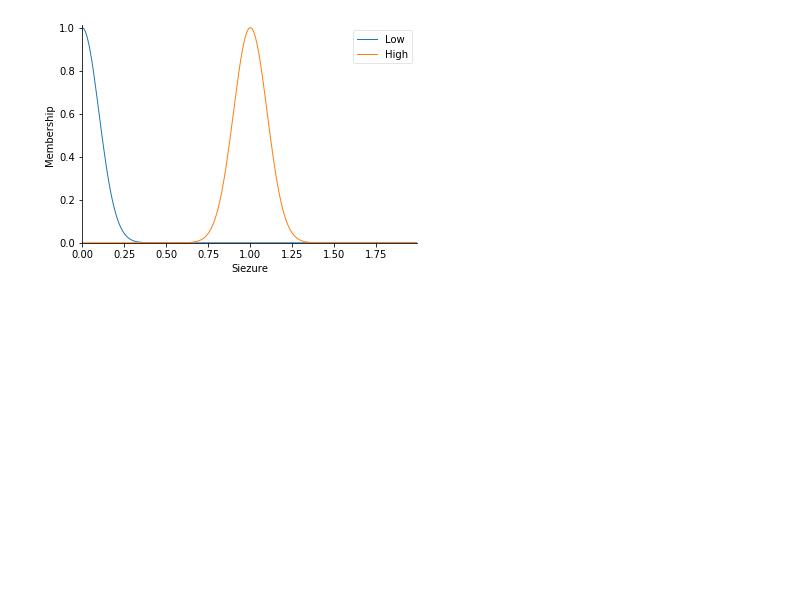
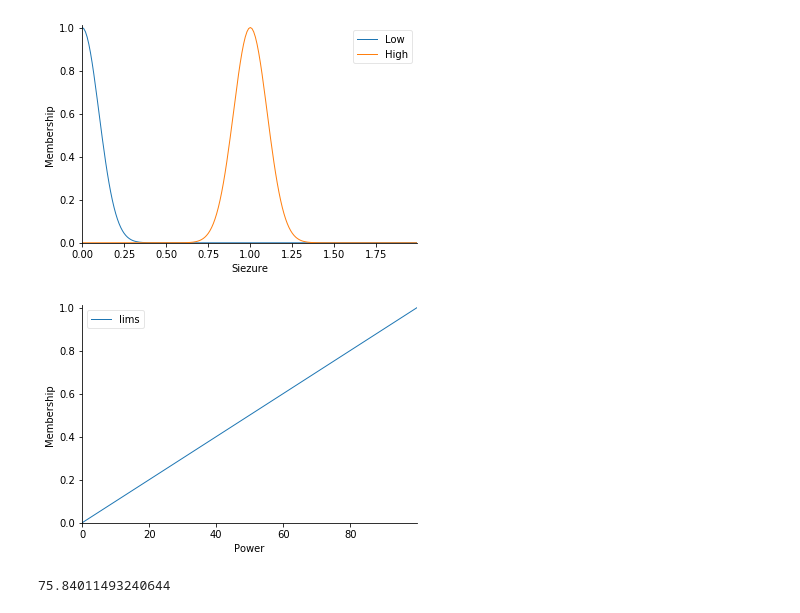
Before and after one commit to mehdikuchi/FuzzyNN, a Jupyter notebook: Fuzzy Sorting Simulation.ipynb, the cells around one changed output. Cells and saved outputs as stored; diff of their text form; code cells hidden in the pictures; blank space fills up the shorter version.

Commit message:
This code now contains the power of the frequency band in its fuzzy inference system

```diff
--- a/Fuzzy Sorting Simulation.ipynb
+++ b/Fuzzy Sorting Simulation.ipynb
@@ -287,11 +280,15 @@ from skfuzzy import control as ctrl
 # New Antecedent/Consequent objects hold universe variables and membership
 # functions
 freq = ctrl.Antecedent(np.arange(0, 16, 1/100), 'freq')
+Power = ctrl.Antecedent(np.arange(0,100,1/10),"Power")
 Siezure=ctrl.Consequent(np.arange(0, 2, 1/100), 'Siezure')
 
 freq["Low"] = fuzz.gaussmf(freq.universe,0,5)
 freq["Mid"] = fuzz.gaussmf(freq.universe,9,0.5)
 freq["High"] = fuzz.gaussmf(freq.universe,15,2.5)
+
+Power["lims"] = fuzz.trimf(Power.universe,[0,100,100])
+
 Siezure["Low"] = fuzz.gaussmf(Siezure.universe,0,0.1)
 Siezure["High"] = fuzz.gaussmf(Siezure.universe,1,0.1)
 # Auto-membership function population is possible with .automf(3, 5, or 7)
@@ -329,3 +324,16 @@ freq.view()
 ax = Siezure.view()
 # %% [output]
 [figure]
+# %%
+Power.view()
+# %% [output]
+[figure, added]
+# %%
+siezuremeasure = 0
+for i in range(*fftdata.shape):
+    Siezureness.inputs({'freq':i/fs,'Power':np.abs(fftdata[i])})
+    Siezureness.compute()
+    siezuremeasure += Siezureness.output['Siezure']
+print(siezuremeasure)
+# %% [output]
+75.84011493240644
```
Also changed, not shown: parts of 5 cells of this notebook.
